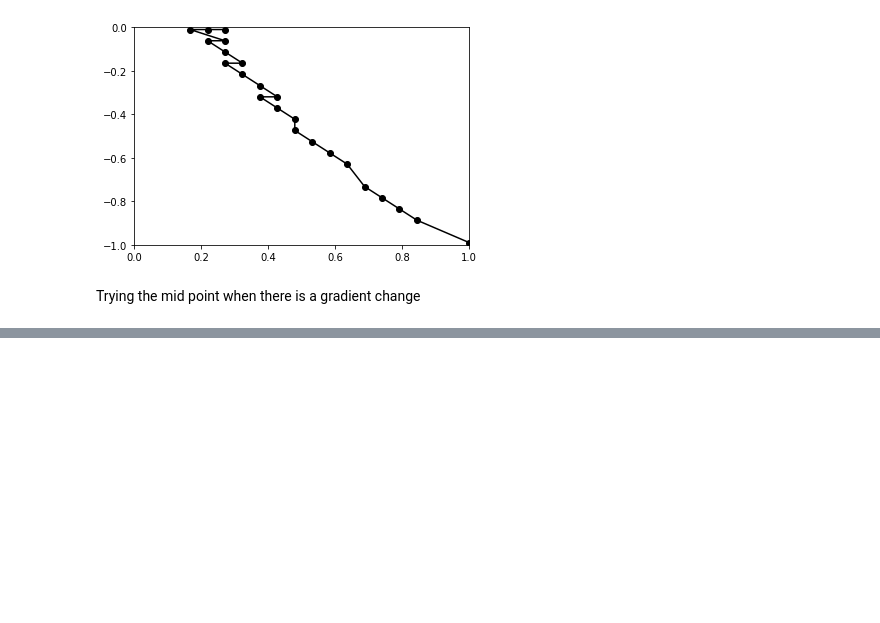
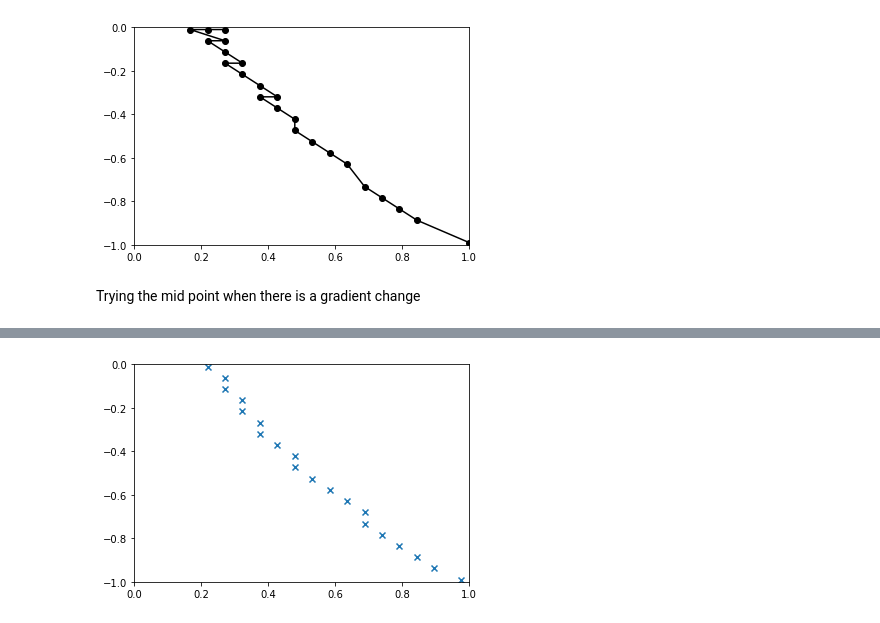
Before and after one commit to SavitarRL/CMMP-Research, a Jupyter notebook: Phase Diagram refined.ipynb, the cells around one changed output, grey strips where cells are left out. Cells and saved outputs as stored; diff of their text form; code cells hidden in the pictures; blank space fills up the shorter version.

```diff
--- a/Phase Diagram refined.ipynb
+++ b/Phase Diagram refined.ipynb
@@ -152,11 +152,77 @@ Trying the mid point when there is a gradient change
 import csv
 with open("datapoints.csv") as f:
     deltalist = [float(pt) for pt in f]
-print(len(deltalist)) #400 data points
-amin = -0.99;
-amax = -0.01;
-bmin = 0.01;
-bmax = 1.0;
-alist = np.linspace(amin,amax,20)
-blist = np.linspace(bmin,bmax,20)
+
+# print((deltalist)) #400 data points
+
+deltamatrix = np.array(deltalist).reshape(20, 20)
+# print(deltamatrix.shape)
+
+#returning index of minimum, then get the two values of the adjacents by index
+# if minimum is at first: ie list[0]; or last of the list: ie list[len(list)] --> bmid = (0+thatvalue)/2
+def getMinimum(data): # data is 20 x 20 numpy array
+    indexlist = []
+    min_index =[]
+
+
+    for row in data:
+#         print(row)
+        minval = min(row)
+#         print(minval)
+        mindex = int(np.where(row == minval)[0])
+        indexlist.append(mindex)
+    print(indexlist)
+#     for i in indexlist:
+#         min_index.append(indexlist[i])
+#     print(min_index)
+    return indexlist
+
+
+
+# getMinimum(deltamatrix)
+
+#getting the midpoint of the two minimum
+def midPoint(data):
+    bmin = 0.01;
+    bmax = 1.0;
+    blist = np.linspace(bmin,bmax,20)
+    minlist = getMinimum(data)
+    midptlist = []
+    idx = 0
+
+    for mindex in minlist:
+        if len(blist) == minlist[idx]+1:
+            beta_r = 1
+            beta_l = blist[minlist[idx]-1]
+
+        elif minlist[idx] == 0:
+            beta_l = 0
+            beta_r = blist[minlist[idx]+1]
+
+        else:
+            beta_l = blist[minlist[idx]-1]
+            beta_r = blist[minlist[idx]+1]
+
+        beta_mid = (beta_l + beta_r)/2
+        midptlist.append(beta_mid)
+        idx+=1
+#         print(beta_r, beta_l)
+#     print(len(midptlist))
+    return midptlist
+
+midPoint(deltamatrix)
+def PlotBisection_midpt(data, mode = "scatter"):
+    b_data = data
+    amin = -0.99;
+    amax = -0.01;
+    a_data = np.linspace(amin,amax,20)
+    if mode =="scatter":
+        plt.scatter(b_data, a_data, marker = "x")
+    elif mode =="plot":
+        plt.plot(b_data, a_data,"-ok")
+    plt.xlim(0, 1);
+    plt.ylim(-1, 0);
+    plt.show()
+PlotBisection_midpt(midPoint(deltamatrix), mode = "scatter")
+PlotBisection_midpt(midPoint(deltamatrix), mode = "plot")
 # %% [output]
@@ -163,0 +231 @@ blist = np.linspace(bmin,bmax,20)
+[figure, added]
```
Also changed, not shown: parts of 2 cells of this notebook, 2 other files.
